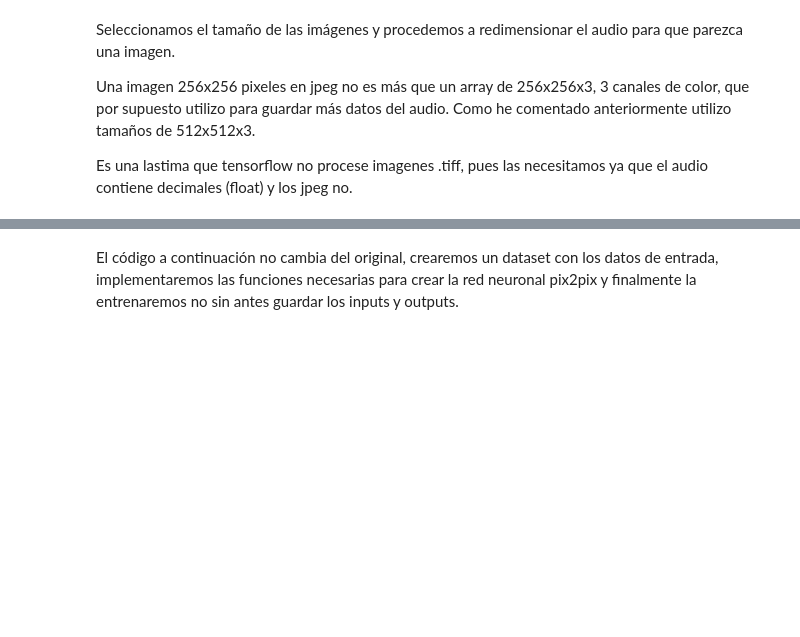
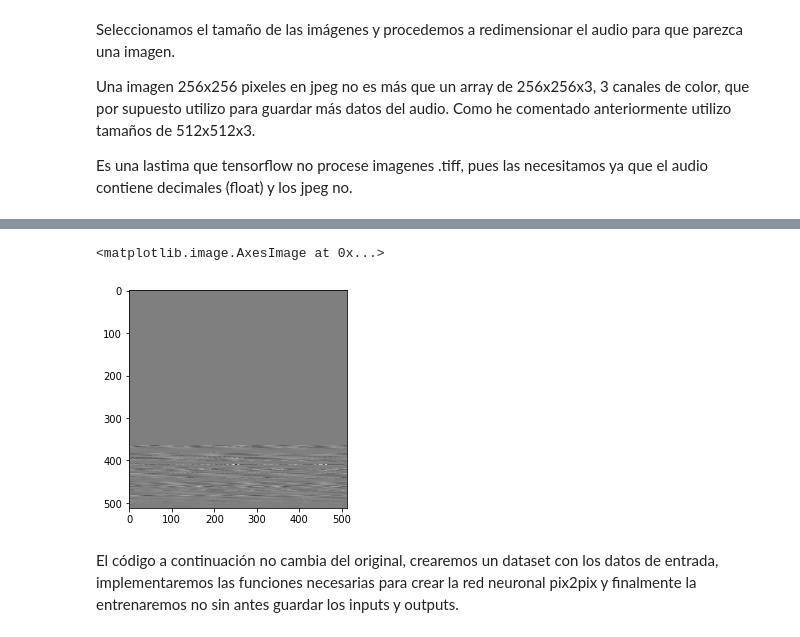
Before and after one commit to ElielCatauro/Pix2Pix, a Jupyter notebook: pix2pix.ipynb, the cells around one changed output, grey strips where cells are left out. Cells and saved outputs as stored; diff of their text form; code cells hidden in the pictures; blank space fills up the shorter version.

```diff
--- a/pix2pix.ipynb
+++ b/pix2pix.ipynb
@@ -162,7 +173,7 @@ def save_audio(imagen, filename):
     #tf.io.write_file(OUTaudioJpeg+filename+".jpeg", img1  )
     imagen = resize3to1(imagen, 1)
     imagen = tf.audio.encode_wav(imagen, 88200)
-    tf.io.write_file(OUTaudioAux+filename, imagen) #
+    tf.io.write_file(OUTaudio+filename, imagen)
 
 
 def save_audios(imagen, imagen2, filename):
@@ -218,3 +229,4 @@ print(randurls[0])
 #plt.imshow(load_train_image(randurls[0]))
 #load_train_image(randurls[0])
 plt.imshow(((load_train_image(randurls[0])[1]) + 1) / 2)
+# %% [output]
@@ -221,3 +236,5 @@ plt.imshow(((load_train_image(randurls[0])[1]) + 1) / 2)
+<matplotlib.image.AxesImage at 0x...>
+[figure, added]
 # %% [markdown]
 El código a continuación no cambia del original, crearemos un dataset con los datos de entrada, implementaremos las funciones necesarias para crear la red neuronal pix2pix y finalmente la entrenaremos no sin antes guardar los inputs y outputs.
 # %%
```
Also changed, not shown: parts of 9 cells of this notebook.
